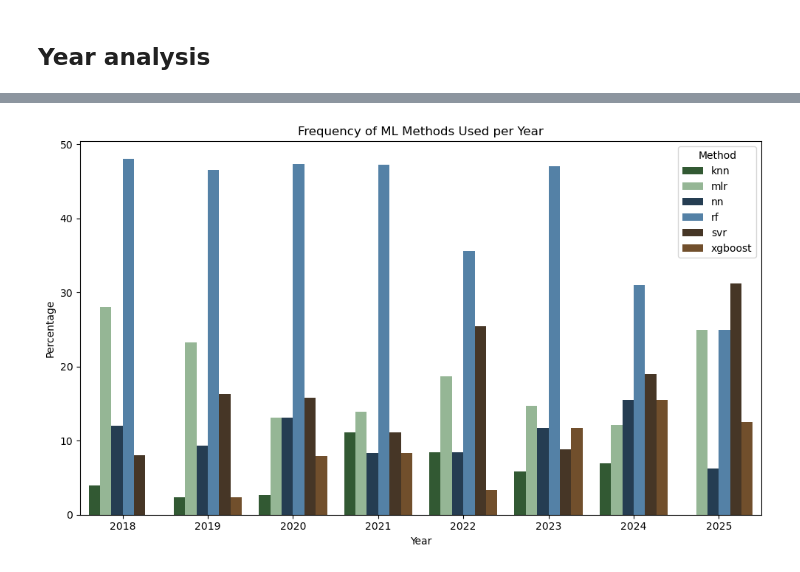
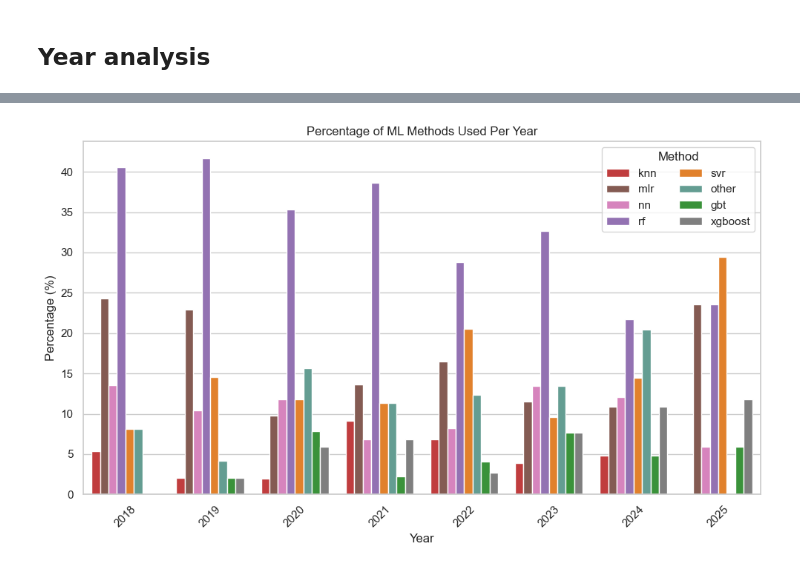
Before and after one commit to annalisefishell/MasterThesis, a Jupyter notebook: lit_review.ipynb, the cells around one changed output, grey strips where cells are left out. Cells and saved outputs as stored; diff of their text form; code cells hidden in the pictures.

Commit message:
Polished plots and added SAR individual classifications

```diff
--- a/lit_review.ipynb
+++ b/lit_review.ipynb
@@ -30,3 +106,6 @@ def one_hot_encode(og_df, column, keys):
+# %%
+def convert_var_names(var_string):
+    return ','.join(better_var_names_dict.get(var.strip(), var.strip()) for var in var_string.split(','))
 # %%
 # convert evaluation values from strings to floats
 df.astype({'value': 'float32'});
@@ -234,0 +299,17 @@ plot_metric_boxplots(ml_r2_dict, ml_rmse_dict)
+# %%
+custom_palette_methods = [
+    "#1F77B4",  # Blue - all
+    "#E377C2",  # Pink - nn
+    "#2CA02C",  # Green - gbt
+    "#D62728",  # Red - knn
+    "#8C564B",  # Brown - mlr
+    "#9467BD",  # Purple - rf
+    "#FF7F0E",  # Orange - svr
+    "#7F7F7F",  # Gray - xgboost
+    "#5BA698"   # deep cyan - other
+]
+
+ml_r2_dict = build_metric_dict(df, "method", "r^2", 20)
+ml_rmse_dict = build_metric_dict(df, "method", "rmse", 20)
+
+plot_metrics(ml_r2_dict, ml_rmse_dict, 'violin', custom_palette_methods, 'ML Method')
@@ -304,43 +452,61 @@ plt.show()
 # %%
 # Plot change of ml method overtime
-
-
 
 # Figure out which methods to include (n>15)
 common_methods = []
 for method in list(ml_r2_dict.keys()):
     name = method.split()[0]
     common_methods.append(name)
 
+all_methods = df['method'].unique()
+other_methods = [m for m in all_methods if m.split()[0] not in common_methods]
+
 # Count the frequency of each method per year
 data = df[df['method'].isin(common_methods)][['method', 'year', 'title']].drop_duplicates()
-data = data[data['year'] != 2014]
 method_counts = data.groupby(['method', 'year']).size().reset_index(name='count')
 
-# Step 3: Calculate total per year and compute percentage
-totals = method_counts.groupby('year')['count'].transform('sum')
-method_counts['percentage'] = method_counts['count'] / totals * 100
+other_data = df[df['method'].isin(other_methods)][['method', 'year', 'title']].drop_duplicates()
+other_counts = other_data.groupby('year').size().reset_index(name='count')
+other_counts['method'] = 'other'  # Label all as 'Other'
+other_counts = other_counts[['method', 'year', 'count']]
+
+full_counts = pd.concat([method_counts, other_counts], ignore_index=True)
+
+# Calculate total per year and compute percentage
+totals = full_counts.groupby('year')['count'].transform('sum')
+full_counts['percentage'] = full_counts['count'] / totals * 100
 
 # Plotting
-custom_palette = [
-    "#2C5F2D",  # deep forest green
-    "#8FBC8F",  # sage green (more vibrant, still earthy)
-    "#1E3D59",  # deep navy for lake/deep water
-    "#4682B4",  # steel blue (cooler than sky blue, more defined)
-    "#4B3621",  # dark brown (carbon/peat)
-    "#7C4F20"  # burnt sienna / dry soil
+custom_palette_methods = [
+    "#D62728",  # Red - knn
+    "#8C564B",  # Brown - mlr
+    "#E377C2",  # Pink - nn
+    "#9467BD",  # Purple - rf
+    "#FF7F0E",  # Orange - svr
+    "#5BA698",  # deep cyan - other
+    "#2CA02C",  # Green - gbt
+    "#7F7F7F",   # Gray - xgboost
 ]
 
+# Plot
 plt.figure(figsize=(10, 6))
-sns.barplot(data=method_counts, x='year', y='percentage', hue='method', palette=custom_palette)
+sns.set(style="whitegrid")
+sns.barplot(
+    data=full_counts,
+    x='year',
+    y='percentage',
+    hue='method',
+    palette=custom_palette_methods
+)
 
-plt.title('Frequency of ML Methods Used per Year')
+plt.title('Percentage of ML Methods Used Per Year')
 plt.xlabel('Year')
-plt.ylabel('Percentage')
-plt.legend(title='Method')
+plt.ylabel('Percentage (%)')
+plt.xticks(rotation=45)
+plt.legend(title='Method', loc='upper right', ncol=2)
 plt.tight_layout()
 plt.show()
 # %% [output]
-[figure, old version]
+[figure, new version]
 # %%
 # Plot change of data over time
```
Also changed, not shown: parts of 24 cells of this notebook, 1 other file.
